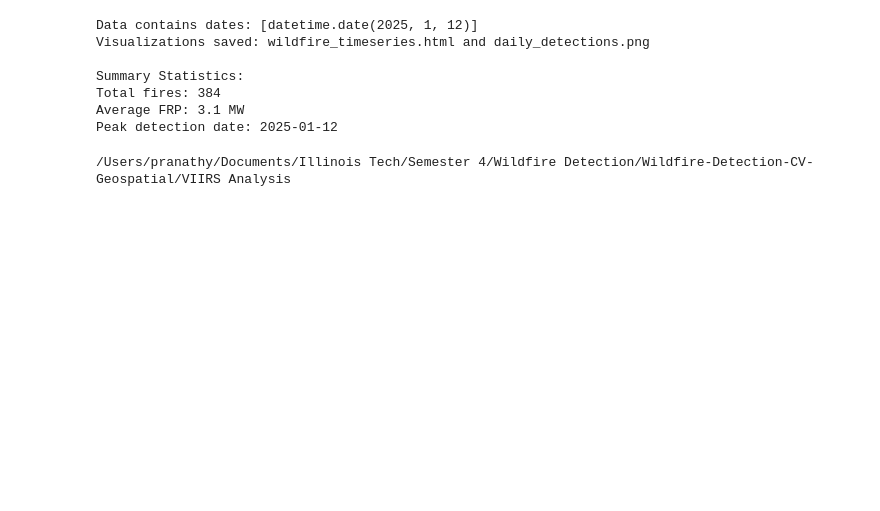
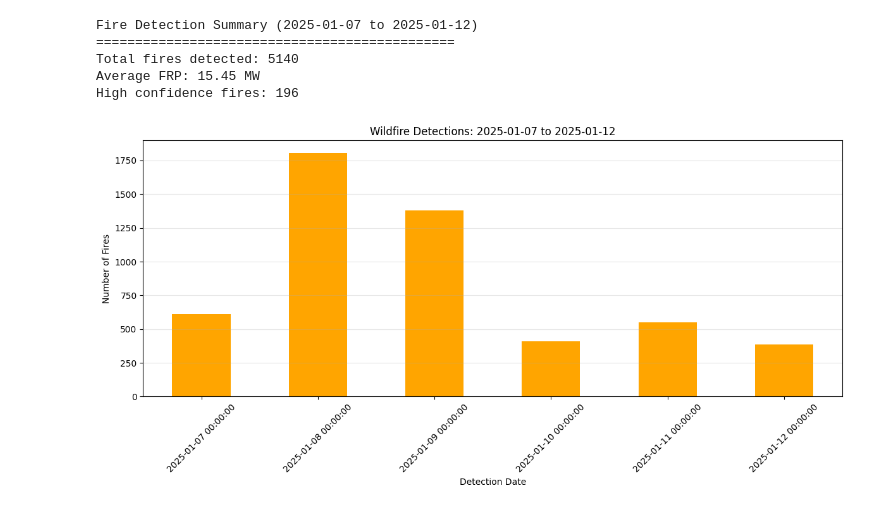
Before and after one commit to pranathy-ms/Wildfire-Detection-CV-Geospatial, a Jupyter notebook: VIIRS Analysis/viirs_fire_detection_data_analysis.ipynb, the cells around one changed output. Cells and saved outputs as stored; diff of their text form; code cells hidden in the pictures; blank space fills up the shorter version.

```diff
--- a/VIIRS Analysis/viirs_fire_detection_data_analysis.ipynb
+++ b/VIIRS Analysis/viirs_fire_detection_data_analysis.ipynb
@@ -4,6 +4,8 @@ import folium
 import pandas as pd
 from datetime import datetime
 import matplotlib.pyplot as plt
+import numpy as np
+import matplotlib.cm as cm
 
 # Custom date range - SET THESE VALUES
 CUSTOM_START_DATE = "2025-01-07"
@@ -48,9 +50,18 @@ if not df_filtered.empty:
         tiles='CartoDB dark_matter'
     )
 
-    # Add markers with validation
+    # Create a color map
+    cmap = cm.get_cmap('viridis')
+    dates = df_filtered['acq_date'].dt.date.unique()
+    colors = [cmap(i / (len(dates) - 1)) for i in range(len(dates))]
+
+    # Map dates to colors
+    date_colors = dict(zip(dates, colors))
+
+    # Add markers with dynamic color
     for _, row in df_filtered.iterrows():
         if pd.notnull(row['latitude']) and pd.notnull(row['longitude']):
+            date_color = date_colors.get(row['acq_date'].date(), '#ff4500')  # Default color if date not found
             folium.CircleMarker(
                 location=[row['latitude'], row['longitude']],
                 radius=row['frp']/10,
@@ -59,49 +70,40 @@ if not df_filtered.empty:
                 FRP: {row['frp']} MW<br>
                 Confidence: {row['confidence']}
                 """,
-                color='#ff4500',
+                color=f"#{int(date_color[0]*255):02x}{int(date_color[1]*255):02x}{int(date_color[2]*255):02x}",  # Convert RGB to HEX
                 fill=True,
                 fill_opacity=0.7
             ).add_to(m)
 
     # Save map
     m.save('wildfire_map.html')
 else:
     print("No fire data found in specified date range")
     exit()
 
 # Generate statistics
 print(f"\nFire Detection Summary ({CUSTOM_START_DATE} to {CUSTOM_END_DATE})")
 print("==============================================")
 print(f"Total fires detected: {len(df_filtered)}")
 print(f"Average FRP: {df_filtered['frp'].mean():.2f} MW")
 print(f"High confidence fires: {len(df_filtered[df_filtered['confidence'] == 'h'])}")
 
 # Time series analysis
-daily_counts = df_filtered.resample('D', on='acq_date').size()
+daily_counts = df_filtered.groupby('acq_date').size()
 
 plt.figure(figsize=(12, 6))
 daily_counts.plot(kind='bar', color='orange')
 plt.title(f'Wildfire Detections: {CUSTOM_START_DATE} to {CUSTOM_END_DATE}')
 plt.xlabel('Detection Date')
 plt.ylabel('Number of Fires')
 plt.xticks(rotation=45)
 plt.grid(axis='y', alpha=0.3)
 plt.tight_layout()
 plt.savefig('daily_fires.png', dpi=300)
 # %% [output]
-Data contains dates: [datetime.date(2025, 1, 12)]
-Visualizations saved: wildfire_timeseries.html and daily_detections.png
-
-Summary Statistics:
-Total fires: 384
-Average FRP: 3.1 MW
-Peak detection date: 2025-01-12
+Fire Detection Summary (2025-01-07 to 2025-01-12)
+==============================================
+Total fires detected: 5140
+Average FRP: 15.45 MW
+High confidence fires: 196
+[figure, added]
-# %%
-import os
-
-# Get the current working directory
-current_dir = os.getcwd()
-print(current_dir)
-# %% [output]
-/Users/pranathy/Documents/Illinois Tech/Semester 4/Wildfire Detection/Wildfire-Detection-CV-Geospatial/VIIRS Analysis
```
Also changed, not shown: 5 other files.
